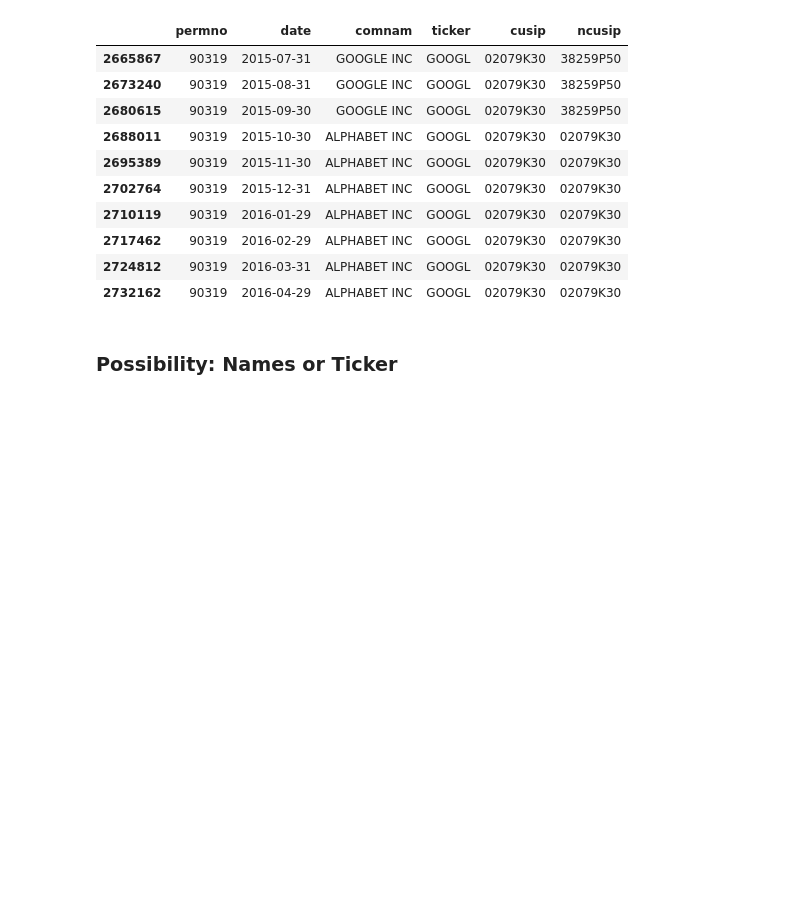
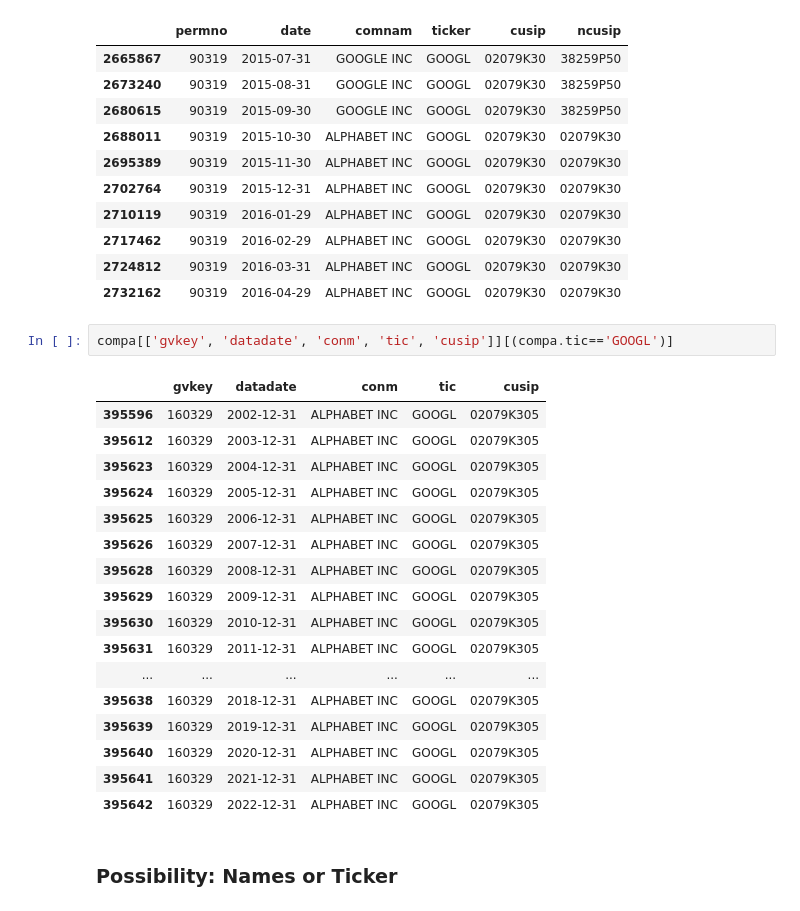
Before and after one commit to kburr97/big_data2023, a Jupyter notebook: lecture_notes/LectureNotes_04_Merge.ipynb, the cells around one changed output. Drawn from its saved outputs; the diff is of its cells as text; blank space fills up the shorter version.

```diff
--- a/lecture_notes/LectureNotes_04_Merge.ipynb
+++ b/lecture_notes/LectureNotes_04_Merge.ipynb
@@ -88,6 +88,26 @@ crspm[['permno', 'date', 'comnam', 'ticker', 'cusip', 'ncusip']][(crspm.permno==
 | 2717462 | 90319 | 2016-02-29 | ALPHABET INC | GOOGL | 02079K30 | 02079K30 |
 | 2724812 | 90319 | 2016-03-31 | ALPHABET INC | GOOGL | 02079K30 | 02079K30 |
 | 2732162 | 90319 | 2016-04-29 | ALPHABET INC | GOOGL | 02079K30 | 02079K30 |
+# %%
+compa[['gvkey', 'datadate', 'conm', 'tic', 'cusip']][(compa.tic=='GOOGL')]
+# %% [output]
+|  | gvkey | datadate | conm | tic | cusip |
+| 395596 | 160329 | 2002-12-31 | ALPHABET INC | GOOGL | 02079K305 |
+| 395612 | 160329 | 2003-12-31 | ALPHABET INC | GOOGL | 02079K305 |
+| 395623 | 160329 | 2004-12-31 | ALPHABET INC | GOOGL | 02079K305 |
+| 395624 | 160329 | 2005-12-31 | ALPHABET INC | GOOGL | 02079K305 |
+| 395625 | 160329 | 2006-12-31 | ALPHABET INC | GOOGL | 02079K305 |
+| 395626 | 160329 | 2007-12-31 | ALPHABET INC | GOOGL | 02079K305 |
+| 395628 | 160329 | 2008-12-31 | ALPHABET INC | GOOGL | 02079K305 |
+| 395629 | 160329 | 2009-12-31 | ALPHABET INC | GOOGL | 02079K305 |
+| 395630 | 160329 | 2010-12-31 | ALPHABET INC | GOOGL | 02079K305 |
+| 395631 | 160329 | 2011-12-31 | ALPHABET INC | GOOGL | 02079K305 |
+| ... | ... | ... | ... | ... | ... |
+| 395638 | 160329 | 2018-12-31 | ALPHABET INC | GOOGL | 02079K305 |
+| 395639 | 160329 | 2019-12-31 | ALPHABET INC | GOOGL | 02079K305 |
+| 395640 | 160329 | 2020-12-31 | ALPHABET INC | GOOGL | 02079K305 |
+| 395641 | 160329 | 2021-12-31 | ALPHABET INC | GOOGL | 02079K305 |
+| 395642 | 160329 | 2022-12-31 | ALPHABET INC | GOOGL | 02079K305 |
 # %% [markdown]
 ### Possibility: Names or Ticker
 # %%
```
Also changed, not shown: 1 other file.
